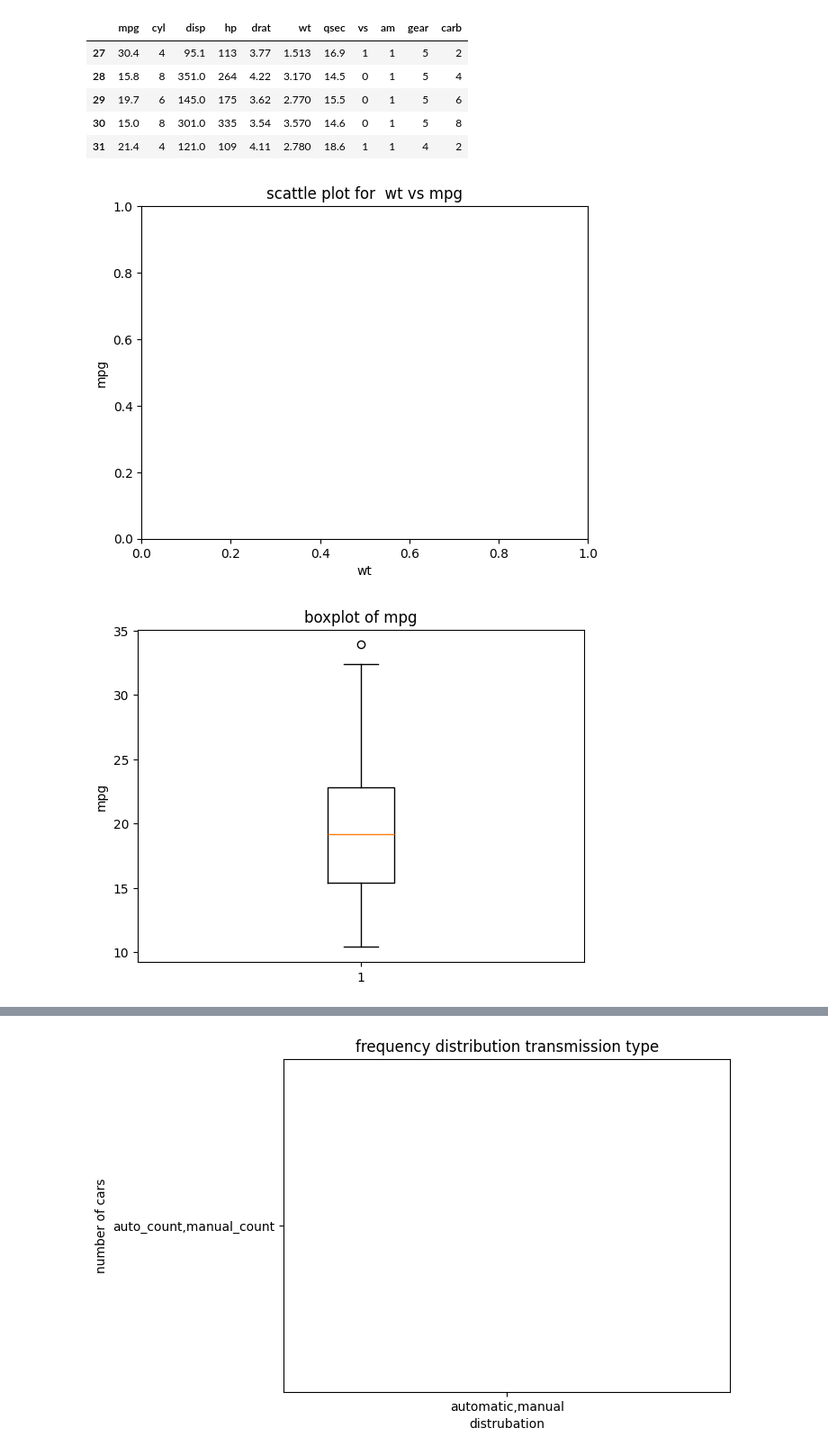
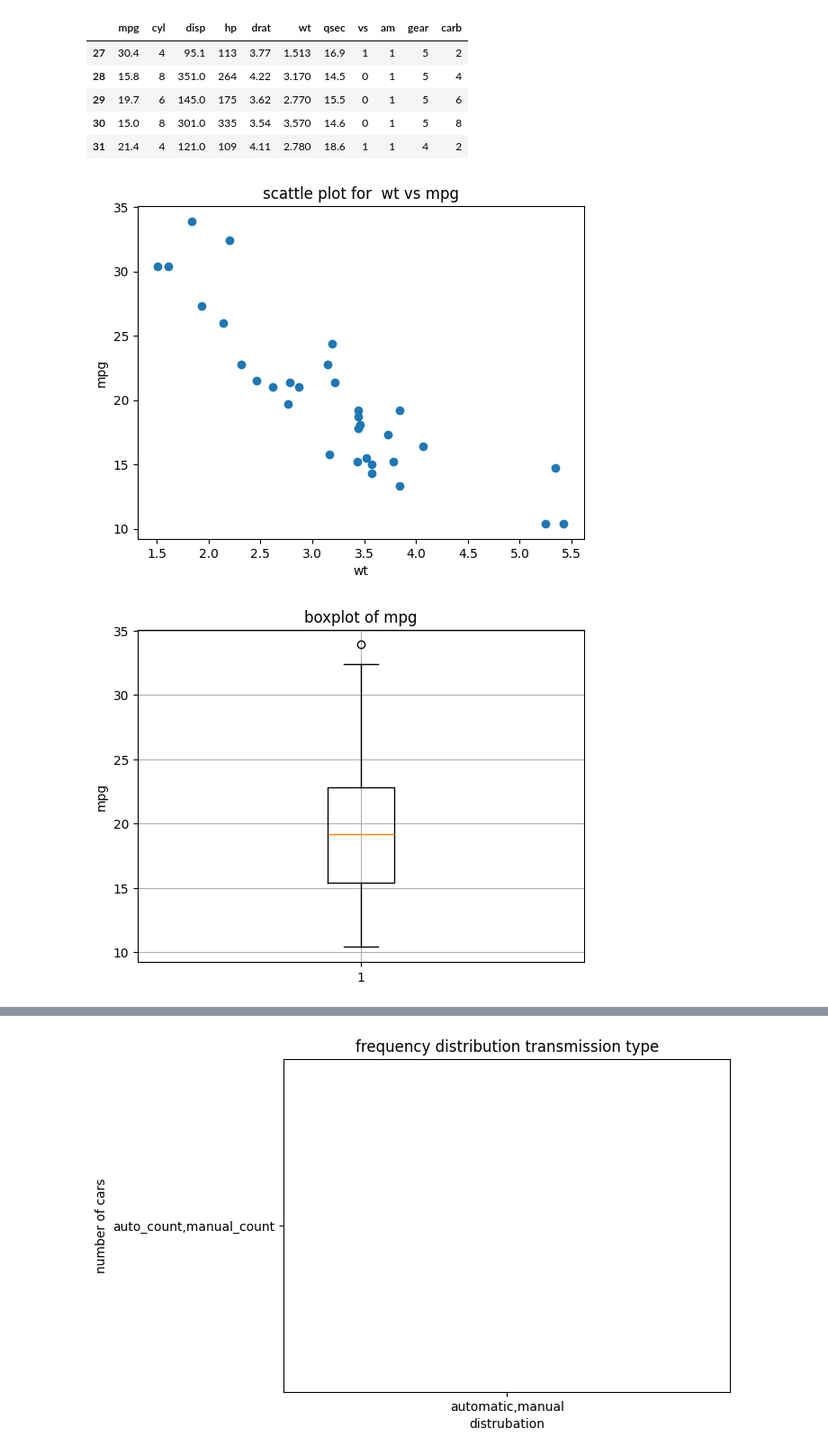
Before and after one commit to simran2352/suhana-, a Jupyter notebook: CIE_1.ipynb, the cells around one changed output, grey strips where cells are left out. Shown at 90% size. Drawn from its saved outputs; the diff is of its cells as text; code cells hidden in the pictures.

```diff
--- a/CIE_1.ipynb
+++ b/CIE_1.ipynb
@@ -29,26 +29,27 @@ df.tail()
 # %%
 import numpy as np
 import pandas as pd
 import matplotlib.pyplot as plt
-df=pd.read_csv('/content/mtcars 2.csv')
-plt.scattleplot=(df['wt'],df['mpg'])
+df=pd.read_csv('/content/mtcars (1).csv')
+plt.scatter(df['wt'],df['mpg'])
 plt.title('scattle plot for  wt vs mpg')
 plt.xlabel('wt')
 plt.ylabel('mpg')
 plt.show()
 # %% [output]
-[figure, old version]
+[figure, new version]
 # %%
 import numpy as np
 import pandas as pd
 import matplotlib.pyplot as plt
-df=pd.read_csv('/content/mtcars 2.csv')
+df=pd.read_csv('/content/mtcars (1).csv')
 plt.boxplot(df['mpg'])
 plt.title('boxplot of mpg')
 plt.ylabel('mpg')
+plt.grid(True)
 plt.show()
 # %% [output]
-[figure, old version]
+[figure, new version]
 # %%
 import numpy as np
 import pandas as pd
```
Also changed, not shown: parts of 3 cells of this notebook.
